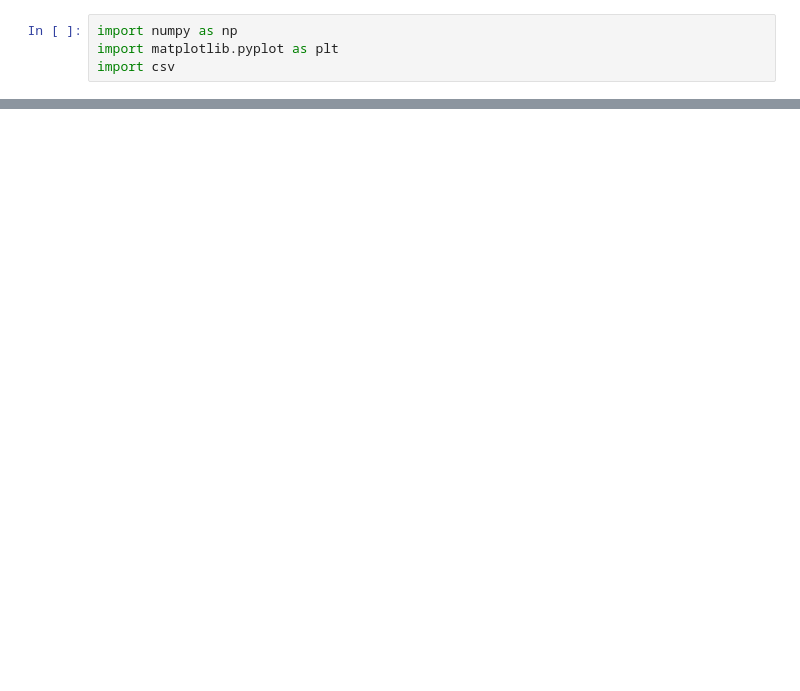
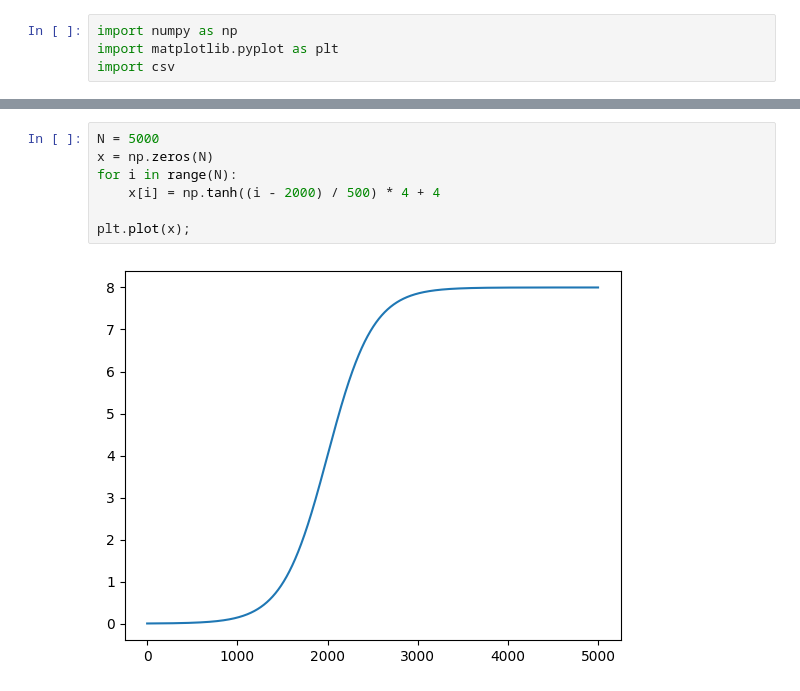
Before and after one commit to miretteamin/CSC_53433_EP-2024-2025, a Jupyter notebook: Statistics/statistics.ipynb, the cells around one changed output, grey strips where cells are left out. Saved outputs shown, nothing was run; the diff lists cells and outputs as text; blank space fills up the shorter version.

```diff
--- a/Statistics/statistics.ipynb
+++ b/Statistics/statistics.ipynb
@@ -47,0 +48,9 @@ axes[1,1].set_ylabel("Max Lifetime", fontsize=12);
+# %%
+N = 5000
+x = np.zeros(N)
+for i in range(N):
+    x[i] = np.tanh((i - 2000) / 500) * 4 + 4
+
+plt.plot(x);
+# %% [output]
+[figure, added]
```
Also changed, not shown: parts of 1 cell of this notebook, 8 other files.
